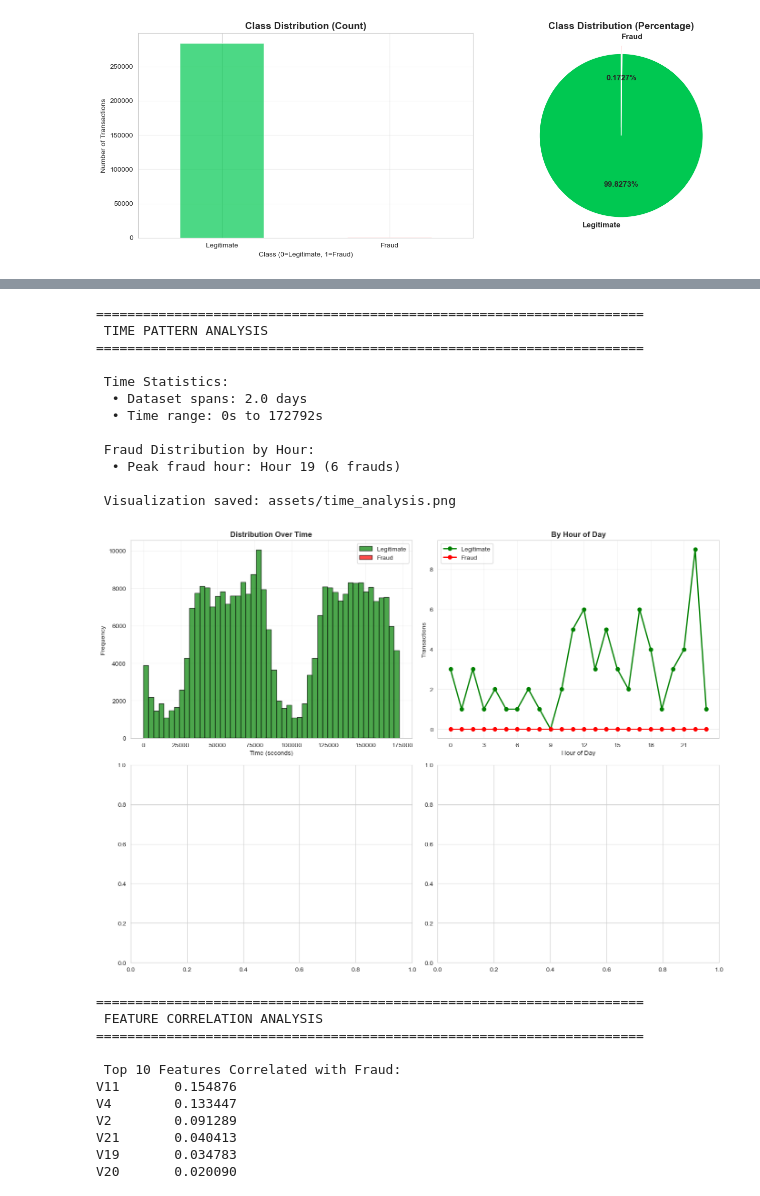
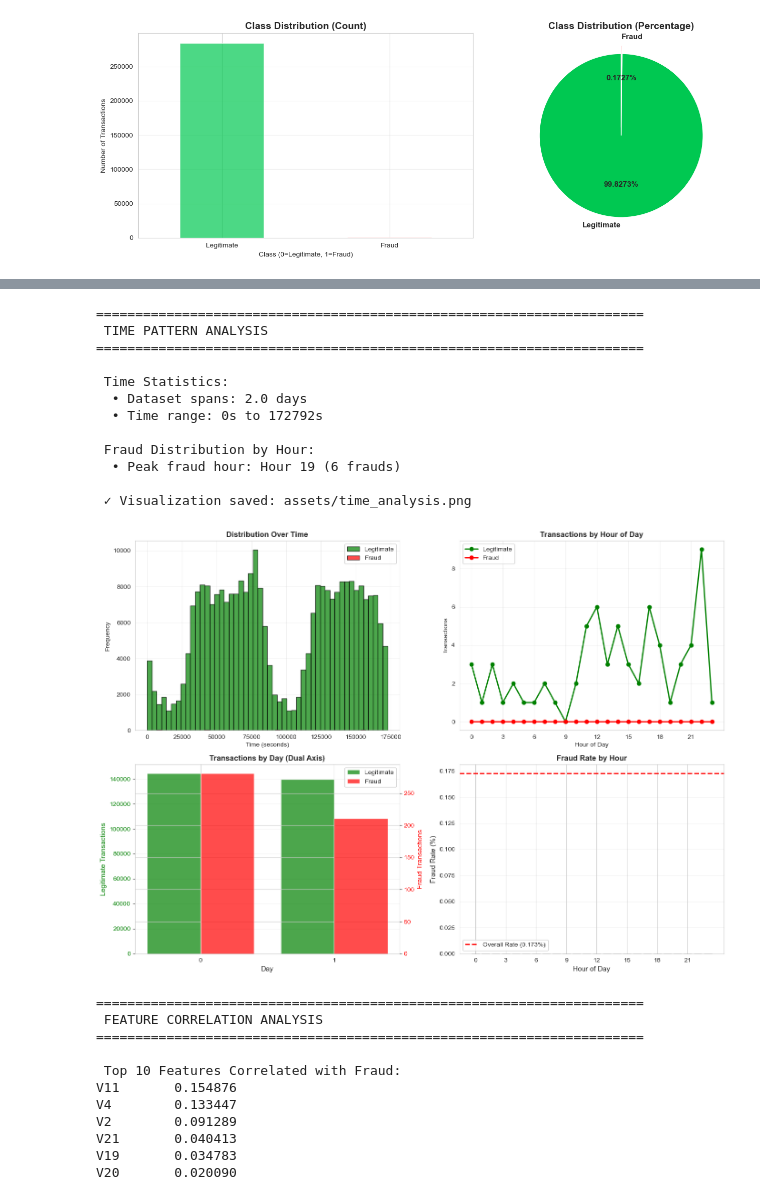
Before and after one commit to saundramonroe/2026-CKO, a Jupyter notebook: notebooks/01_data_exploration.ipynb, the cells around one changed output, grey strips where cells are left out. Saved outputs shown, nothing was run; the diff lists cells and outputs as text; code cells hidden in the pictures.

```diff
--- a/notebooks/01_data_exploration.ipynb
+++ b/notebooks/01_data_exploration.ipynb
@@ -284,8 +297,13 @@ print("\n Time Statistics:")
 print(f"  • Dataset spans: {data['Time'].max() / 86400:.1f} days")
 print(f"  • Time range: {data['Time'].min():.0f}s to {data['Time'].max():.0f}s")
 
+# Calculate hourly patterns
 fraud_by_hour = data[data['Class']==1].groupby('Hour').size()
 legit_by_hour = data[data['Class']==0].groupby('Hour').size()
+
+# Calculate daily patterns (ADD THIS - was missing!)
+fraud_by_day = data[data['Class']==1].groupby('Day').size()
+legit_by_day = data[data['Class']==0].groupby('Day').size()
 
 print("\n Fraud Distribution by Hour:")
 print(f"  • Peak fraud hour: Hour {fraud_by_hour.idxmax():.0f} ({fraud_by_hour.max()} frauds)")
@@ -293,6 +311,7 @@ print(f"  • Peak fraud hour: Hour {fraud_by_hour.idxmax():.0f} ({fraud_by_hour
 # Visualizations
 fig, axes = plt.subplots(2, 2, figsize=(14, 10))
 
+# Top left: Time histogram
 axes[0, 0].hist(data[data['Class']==0]['Time'], bins=50, alpha=0.7,
                 label='Legitimate', color='green', edgecolor='black')
 axes[0, 0].hist(data[data['Class']==1]['Time'], bins=50, alpha=0.7,
@@ -302,37 +321,94 @@ axes[0, 0].set_ylabel('Frequency')
 axes[0, 0].set_title('Distribution Over Time', fontsize=12, weight='bold')
 axes[0, 0].legend()
 axes[0, 0].grid(alpha=0.3)
 
+# Top right: Hourly line chart
 hours = range(24)
 axes[0, 1].plot(hours, [legit_by_hour.get(h, 0) for h in hours],
                 marker='o', label='Legitimate', color='green', linewidth=2)
 axes[0, 1].plot(hours, [fraud_by_hour.get(h, 0) for h in hours],
                 marker='o', label='Fraud', color='red', linewidth=2)
 axes[0, 1].set_xlabel('Hour of Day')
 axes[0, 1].set_ylabel('Transactions')
-axes[0, 1].set_title('By Hour of Day', fontsize=12, weight='bold')
+axes[0, 1].set_title('Transactions by Hour of Day', fontsize=12, weight='bold')
 axes[0, 1].legend()
 axes[0, 1].grid(alpha=0.3)
 axes[0, 1].set_xticks(range(0, 24, 3))
 
+# Bottom left: Fraud by Day (with dual y-axes)
+ax_left = axes[1, 0]
+ax_right = ax_left.twinx()  # Create second y-axis
+
+days = range(int(data['Day'].max()) + 1)
+legit_counts_by_day = [legit_by_day.get(d, 0) for d in days]
+fraud_counts_by_day = [fraud_by_day.get(d, 0) for d in days]
+
+# Plot legitimate on left y-axis (larger scale)
+ax_left.bar([d - 0.2 for d in days], legit_counts_by_day,
+            width=0.4, label='Legitimate', color='green', alpha=0.7)
+ax_left.set_xlabel('Day', fontsize=11)
+ax_left.set_ylabel('Legitimate Transactions', fontsize=11, color='green')
+ax_left.tick_params(axis='y', labelcolor='green')
+
+# Plot fraud on right y-axis (smaller scale)
+ax_right.bar([d + 0.2 for d in days], fraud_counts_by_day,
+             width=0.4, label='Fraud', color='red', alpha=0.7)
+ax_right.set_ylabel('Fraud Transactions', fontsize=11, color='red')
+ax_right.tick_params(axis='y', labelcolor='red')
+
+ax_left.set_title('Transactions by Day (Dual Axis)', fontsize=12, weight='bold')
+ax_left.set_xticks(days)
+ax_left.grid(axis='y', alpha=0.3)
+
+# Add legend
+lines_1, labels_1 = ax_left.get_legend_handles_labels()
+lines_2, labels_2 = ax_right.get_legend_handles_labels()
+ax_left.legend(lines_1 + lines_2, labels_1 + labels_2, loc='upper right')
+
+# Bottom right: Fraud Rate by Hour
+fraud_rate_by_hour = []
+hours_list = range(24)
+
+for h in hours_list:
+    hour_data = data[data['Hour'] == h]
+    if len(hour_data) > 0:
+        fraud_rate = (hour_data['Class'] == 1).sum() / len(hour_data) * 100
+    else:
+        fraud_rate = 0
+    fraud_rate_by_hour.append(fraud_rate)
+
+axes[1, 1].bar(hours_list, fraud_rate_by_hour, color='orange', alpha=0.7, edgecolor='black')
+axes[1, 1].set_xlabel('Hour of Day', fontsize=11)
+axes[1, 1].set_ylabel('Fraud Rate (%)', fontsize=11)
+axes[1, 1].set_title('Fraud Rate by Hour', fontsize=12, weight='bold')
+axes[1, 1].set_xticks(range(0, 24, 3))
+axes[1, 1].set_xticklabels(range(0, 24, 3), rotation=0)
+axes[1, 1].grid(axis='y', alpha=0.3)
+
+# Add overall fraud rate reference line
+overall_fraud_rate = (data['Class'] == 1).sum() / len(data) * 100
+axes[1, 1].axhline(y=overall_fraud_rate, color='red', linestyle='--', linewidth=2,
+                   label=f'Overall Rate ({overall_fraud_rate:.3f}%)')
+axes[1, 1].legend()
+
 plt.tight_layout()
 plt.savefig('../assets/time_analysis.png', dpi=150, bbox_inches='tight')
-print("\n Visualization saved: assets/time_analysis.png")
+print("\n ✓ Visualization saved: assets/time_analysis.png")
 plt.show()
 # %% [output]
 ======================================================================
  TIME PATTERN ANALYSIS
 ======================================================================
 
  Time Statistics:
   • Dataset spans: 2.0 days
   • Time range: 0s to 172792s
 
  Fraud Distribution by Hour:
   • Peak fraud hour: Hour 19 (6 frauds)
 
- Visualization saved: assets/time_analysis.png
+ ✓ Visualization saved: assets/time_analysis.png
-[figure, old version]
+[figure, new version]
 # %%
 """
 Feature correlation analysis that ranks all variables by their relationship to fraud,
```
Also changed, not shown: parts of 5 cells of this notebook, 9 other files.
